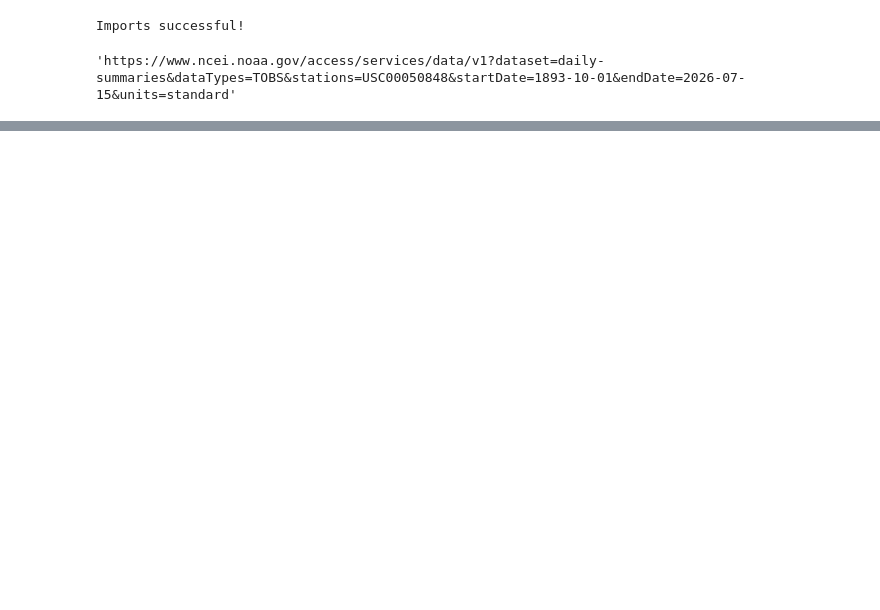
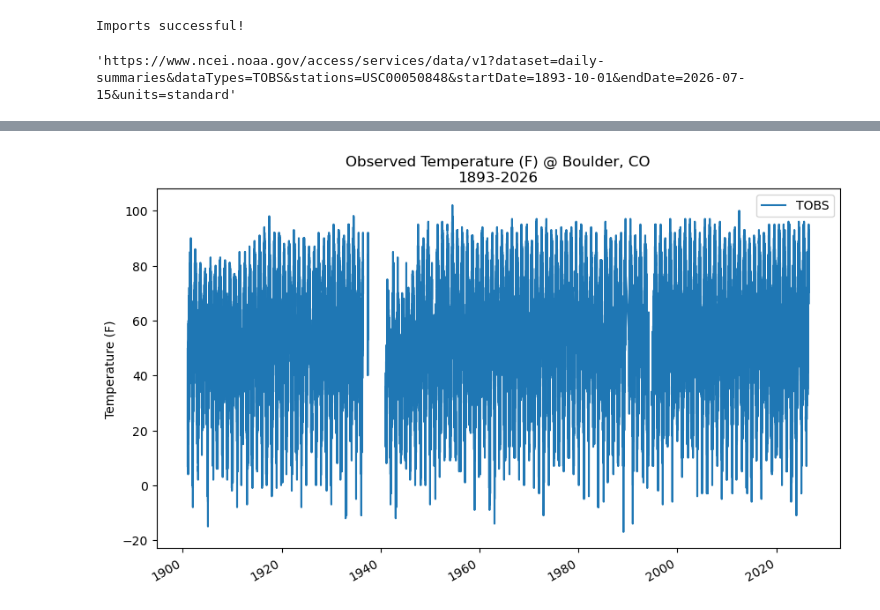
Before and after one commit to cu-esiil-edu/01-climate-manisha1810, a Jupyter notebook: notebooks/Climate_data_analysis.ipynb, the cells around one changed output, grey strips where cells are left out. Drawn from its saved outputs; the diff is of its cells as text; code cells hidden in the pictures; blank space fills up the shorter version.

Commit message:
boulder plot html added

```diff
--- a/notebooks/Climate_data_analysis.ipynb
+++ b/notebooks/Climate_data_analysis.ipynb
@@ -23,3 +23,13 @@ ncei_url = ('https://www.ncei.noaa.gov/access/services/data/v1'
 ncei_url
 # %% [output]
 'https://www.ncei.noaa.gov/access/services/data/v1?dataset=daily-summaries&dataTypes=TOBS&stations=USC00050848&startDate=1893-10-01&endDate=2026-07-15&units=standard'
+# %%
+# Open and clean the data
+
+boulder_df = pd.read_csv(
+    ncei_url,
+    na_values=["-99"],
+    index_col="DATE",
+    parse_dates=["DATE"]
+)
+boulder_df
@@ -25,0 +51,5 @@ ncei_url
+# %%
+# Keep only the TOBS column
+boulder_df = boulder_df[["TOBS"]]
+boulder_df.head()
+boulder_df.tail()
@@ -25,0 +64,11 @@ ncei_url
+# %%
+# Plot data with matplotlib
+fig, ax = plt.subplots(figsize=(10,6))
+boulder_df.plot(y='TOBS',
+                 ax=ax,
+                 ylabel='Temperature (F)',
+                 xlabel='',
+                 title='Observed Temperature (F) @ Boulder, CO\n1893-2026')
+plt.show()
+# %% [output]
+[figure, added]
```
Also changed, not shown: parts of 8 cells of this notebook, 1 other file.
